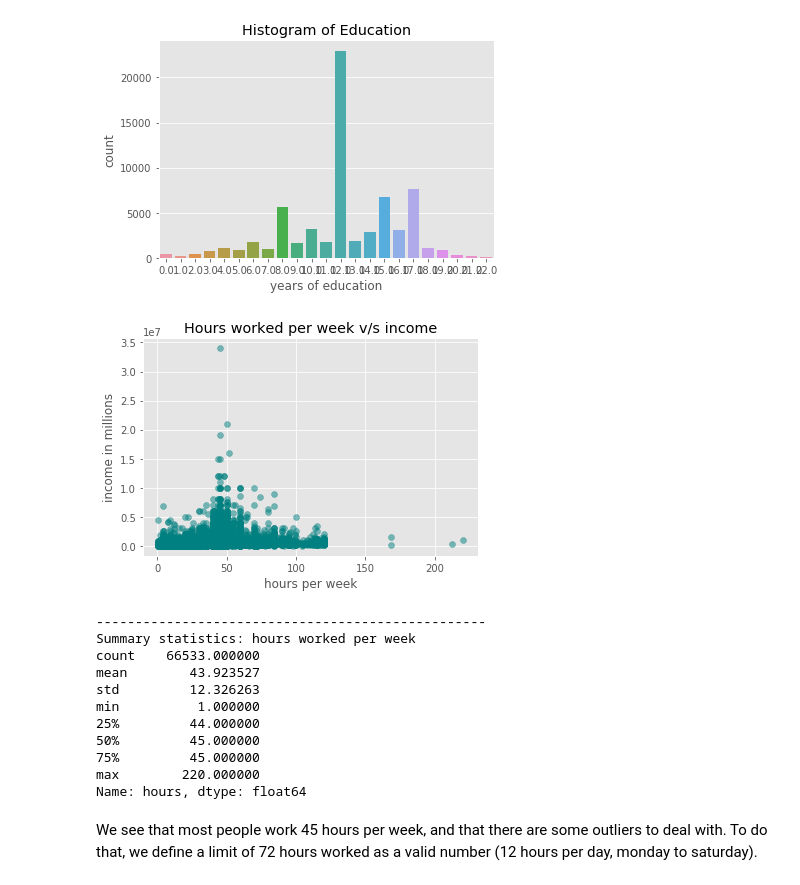
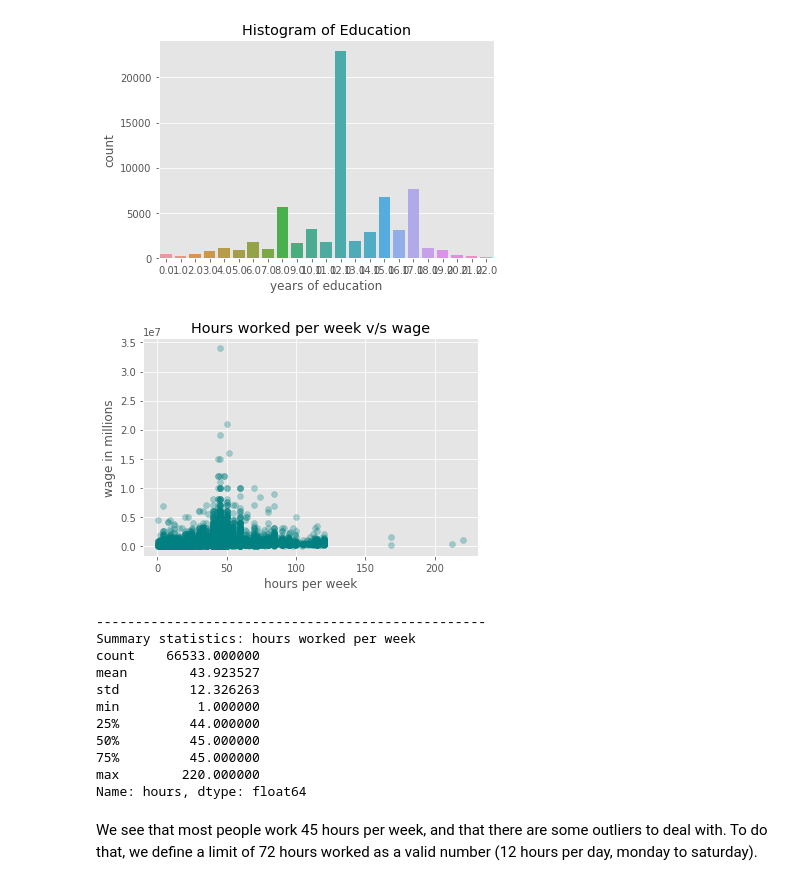
Before and after one commit to jperezlapillo/Living-Wage-Prediction, a Jupyter notebook: LivingWageProject.ipynb, the cells around one changed output. Saved outputs shown, nothing was run; the diff lists cells and outputs as text; code cells hidden in the pictures.

```diff
--- a/LivingWageProject.ipynb
+++ b/LivingWageProject.ipynb
@@ -62,7 +75,7 @@ df_filter = df.filter(cols)
 print(df_filter.shape)
 
 # Rename variables using Book of Codes of the survey
-df_filter = df_filter.rename(columns={'ecivil': 'maritalst', 'y0101c': 'income', 'zona': 'zone', 'sexo': 'sex',
+df_filter = df_filter.rename(columns={'ecivil': 'maritalst', 'y0101c': 'wage', 'zona': 'zone', 'sexo': 'sex',
                                       'edad': 'age','esc':'education','r3': 'ethni','o12':'jobtype','o13':'year',
                                       'o15': 'sector','rama1':'industry','oficio1': 'position', 'o28':'socsec',
                                       'y27b':'bankacc','s13':'health', 'o10':'hours'})
@@ -84,10 +98,9 @@ df_filter[cat_cols] = df_filter[cat_cols].astype('category')
 # %%
-# Deleting observations without income and not currently in the labor market
-df_imp = df_filter[pd.notnull(df_filter['income'])]
+# Deleting observations without wage and not currently in the labor market
+df_imp = df_filter[pd.notnull(df_filter['wage'])]
 df_imp = df_imp[df_imp['activ']==1]
 del df_imp['activ']
 
 print(df_imp.shape)
-df_imp.head()
 # %% [output]
 (67409, 17)
@@ -153,10 +160,10 @@ Name: check, dtype: float64
 **3.3** Creating a categorical target variable using the Chilean living wage as a threshold
 # %%
 # Creating a categorical target variable:
-# income_cat=0 --> less than the living wage ; income_cat=1 --> more than the living wage
-df_imp['income_cat'] = 0
+# wage_cat=0 --> less than the living wage ; wage_cat=1 --> more than the living wage
+df_imp['wage_cat'] = 0
 living_wage = 391400
-df_imp['income_cat'] = np.where(df_imp['income'] >= living_wage,1,0)
+df_imp['wage_cat'] = np.where(df_imp['wage'] >= living_wage,1,0)
 # %% [markdown]
 ### Step 4: Dealing with missing values and outliers
 # %%
@@ -197,16 +204,16 @@ plt.show()
 df_imp['education'] = df_imp['education'].fillna(12)
 # %%
 # Plotting weekly hours worked to explore alternatives to addressing missing values:
-plt.scatter(df_imp['hours'], df_imp['income'], color='teal', alpha=0.5)
-plt.title('Hours worked per week v/s income')
+plt.scatter(df_imp['hours'], df_imp['wage'], color='teal', alpha=0.3)
+plt.title('Hours worked per week v/s wage')
 plt.xlabel('hours per week')
-plt.ylabel('income in millions')
+plt.ylabel('wage in millions')
 plt.show()
 print('-'*50)
 print('Summary statistics: hours worked per week')
 print(df_imp.hours.describe())
 # %% [output]
-[figure, old version]
+[figure, new version]
 --------------------------------------------------
 Summary statistics: hours worked per week
 count    66533.000000
```
Also changed, not shown: parts of 47 cells of this notebook.
